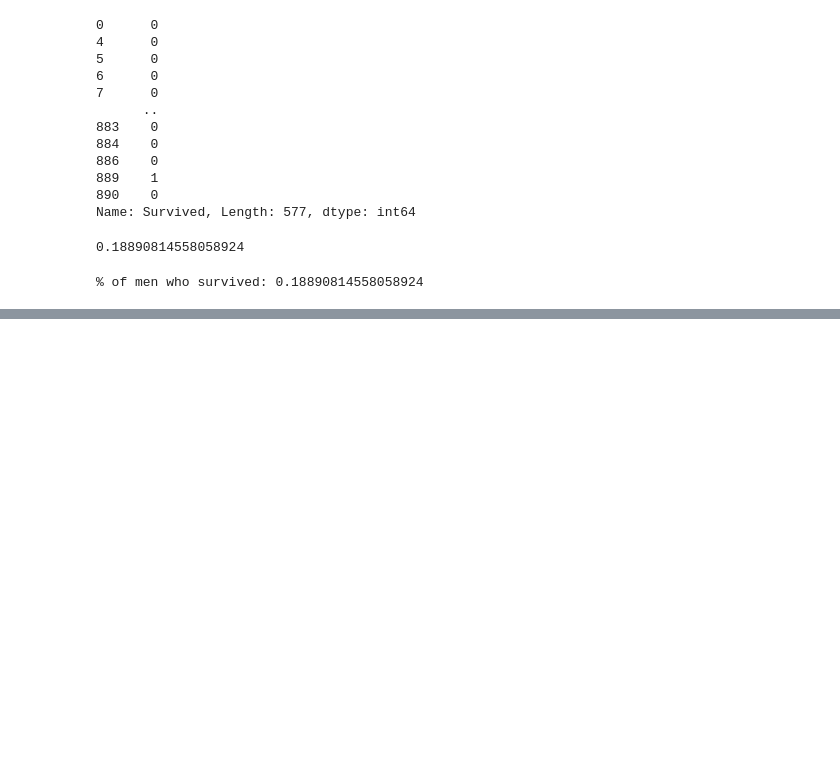
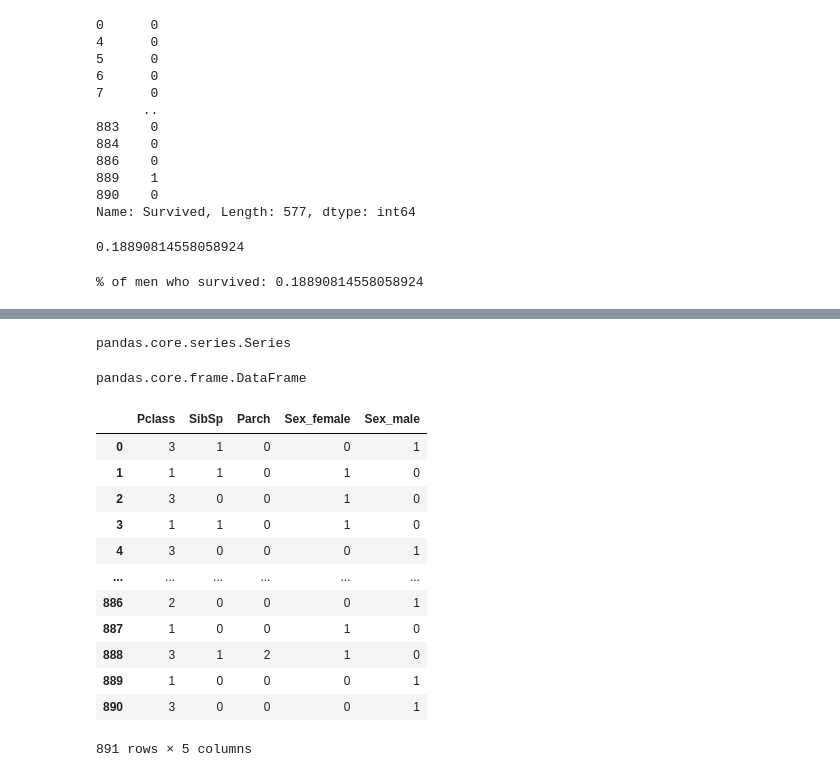
Before and after one commit to hiro106/kaggle_titanic, a Jupyter notebook: 2nd-nb-titanic.ipynb, the cells around one changed output, grey strips where cells are left out. Cells and saved outputs as stored; diff of their text form; code cells hidden in the pictures; blank space fills up the shorter version.

```diff
--- a/2nd-nb-titanic.ipynb
+++ b/2nd-nb-titanic.ipynb
@@ -189,0 +213,28 @@ print("% of men who survived:", rate_men)
+# %%
+type(y)
+# %% [output]
+pandas.core.series.Series
+# %%
+type(train_data)
+# %% [output]
+pandas.core.frame.DataFrame
+# %%
+features = ["Pclass", "Sex", "SibSp", "Parch"]
+# %%
+X = pd.get_dummies(train_data[features])
+# %%
+X
+# %% [output]
+|  | Pclass | SibSp | Parch | Sex_female | Sex_male |
+| 0 | 3 | 1 | 0 | 0 | 1 |
+| 1 | 1 | 1 | 0 | 1 | 0 |
+| 2 | 3 | 0 | 0 | 1 | 0 |
+| 3 | 1 | 1 | 0 | 1 | 0 |
+| 4 | 3 | 0 | 0 | 0 | 1 |
+| ... | ... | ... | ... | ... | ... |
+| 886 | 2 | 0 | 0 | 0 | 1 |
+| 887 | 1 | 0 | 0 | 1 | 0 |
+| 888 | 3 | 1 | 2 | 1 | 0 |
+| 889 | 1 | 0 | 0 | 0 | 1 |
+| 890 | 3 | 0 | 0 | 0 | 1 |
+891 rows × 5 columns
```
Also changed, not shown: parts of 5 cells of this notebook.
